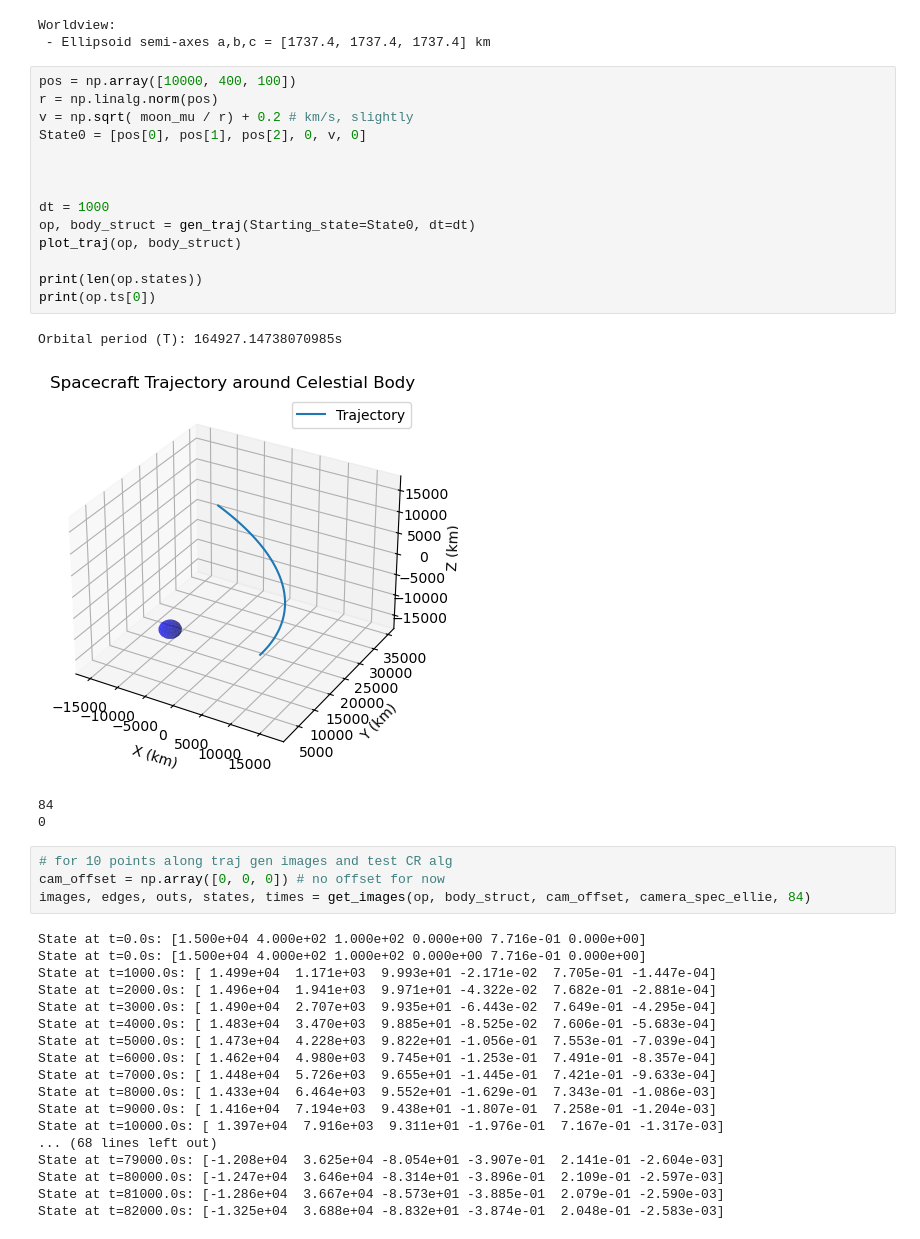
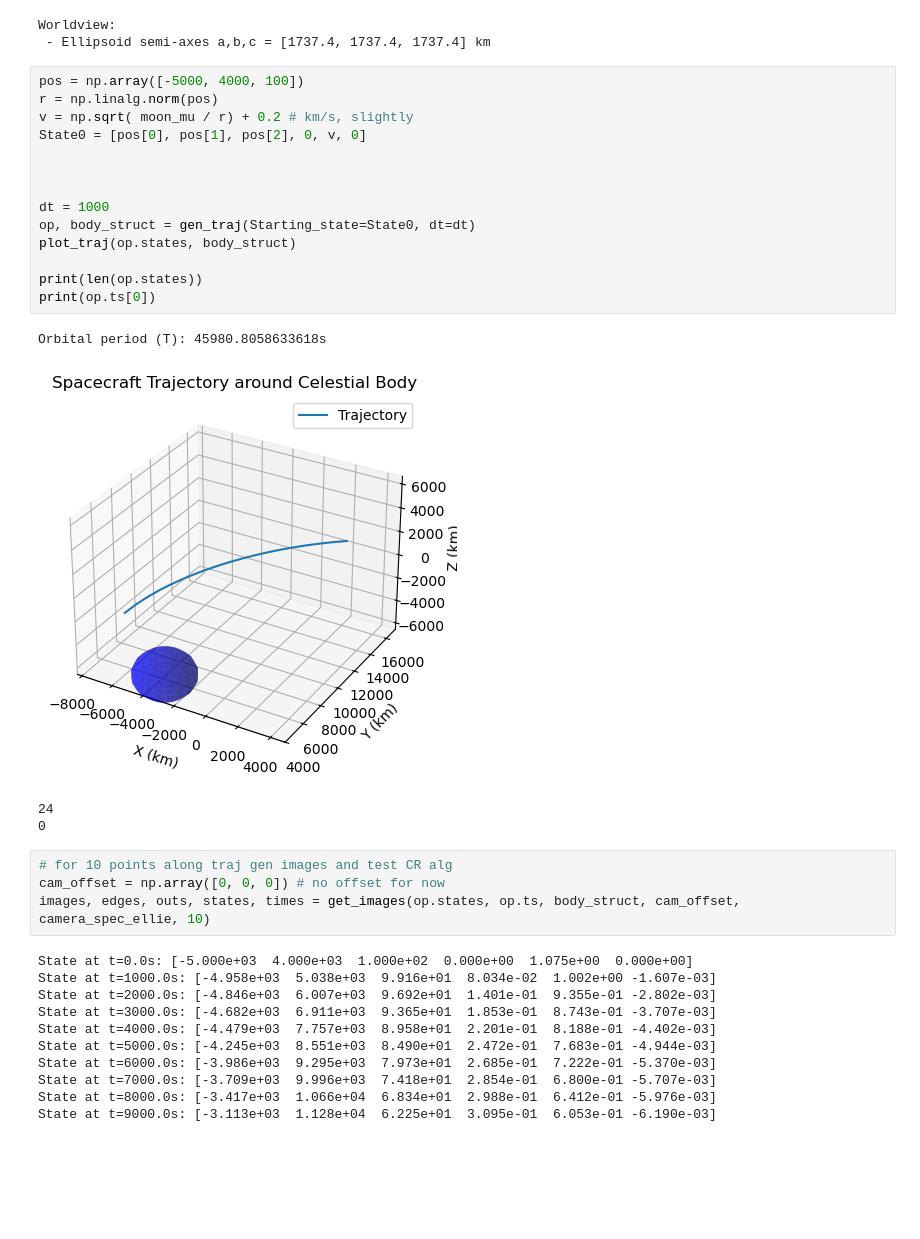
Before and after one commit to colin-skinner/horizon-op-nav, a Jupyter notebook: Measurments/InterfaceTester2.ipynb, the cells around one changed output. Drawn from its saved outputs; the diff is of its cells as text; blank space fills up the shorter version.

```diff
--- a/Measurments/InterfaceTester2.ipynb
+++ b/Measurments/InterfaceTester2.ipynb
@@ -81,44 +76,37 @@ cr_alg = ChristianRobinson(k_inv, body.a, body.b, body.c)
 Worldview:
  - Ellipsoid semi-axes a,b,c = [1737.4, 1737.4, 1737.4] km
 # %%
-pos = np.array([10000, 400, 100])
+pos = np.array([-5000, 4000, 100])
 r = np.linalg.norm(pos)
 v = np.sqrt( moon_mu / r) + 0.2 # km/s, slightly
 State0 = [pos[0], pos[1], pos[2], 0, v, 0]
 
 
 
 dt = 1000
 op, body_struct = gen_traj(Starting_state=State0, dt=dt)
-plot_traj(op, body_struct)
+plot_traj(op.states, body_struct)
 
 print(len(op.states))
 print(op.ts[0])
 # %% [output]
-Orbital period (T): 164927.14738070985s
+Orbital period (T): 45980.8058633618s
-[figure, old version]
+[figure, new version]
-84
+24
 0
 # %%
 # for 10 points along traj gen images and test CR alg
 cam_offset = np.array([0, 0, 0]) # no offset for now
-images, edges, outs, states, times = get_images(op, body_struct, cam_offset, camera_spec_ellie, 84)
+images, edges, outs, states, times = get_images(op.states, op.ts, body_struct, cam_offset, camera_spec_ellie, 10)
 # %% [output]
-State at t=0.0s: [1.500e+04 4.000e+02 1.000e+02 0.000e+00 7.716e-01 0.000e+00]
-State at t=0.0s: [1.500e+04 4.000e+02 1.000e+02 0.000e+00 7.716e-01 0.000e+00]
-State at t=1000.0s: [ 1.499e+04  1.171e+03  9.993e+01 -2.171e-02  7.705e-01 -1.447e-04]
-State at t=2000.0s: [ 1.496e+04  1.941e+03  9.971e+01 -4.322e-02  7.682e-01 -2.881e-04]
-State at t=3000.0s: [ 1.490e+04  2.707e+03  9.935e+01 -6.443e-02  7.649e-01 -4.295e-04]
-State at t=4000.0s: [ 1.483e+04  3.470e+03  9.885e+01 -8.525e-02  7.606e-01 -5.683e-04]
-State at t=5000.0s: [ 1.473e+04  4.228e+03  9.822e+01 -1.056e-01  7.553e-01 -7.039e-04]
-State at t=6000.0s: [ 1.462e+04  4.980e+03  9.745e+01 -1.253e-01  7.491e-01 -8.357e-04]
-State at t=7000.0s: [ 1.448e+04  5.726e+03  9.655e+01 -1.445e-01  7.421e-01 -9.633e-04]
-State at t=8000.0s: [ 1.433e+04  6.464e+03  9.552e+01 -1.629e-01  7.343e-01 -1.086e-03]
-State at t=9000.0s: [ 1.416e+04  7.194e+03  9.438e+01 -1.807e-01  7.258e-01 -1.204e-03]
-State at t=10000.0s: [ 1.397e+04  7.916e+03  9.311e+01 -1.976e-01  7.167e-01 -1.317e-03]
-... (68 lines left out)
-State at t=79000.0s: [-1.208e+04  3.625e+04 -8.054e+01 -3.907e-01  2.141e-01 -2.604e-03]
-State at t=80000.0s: [-1.247e+04  3.646e+04 -8.314e+01 -3.896e-01  2.109e-01 -2.597e-03]
-State at t=81000.0s: [-1.286e+04  3.667e+04 -8.573e+01 -3.885e-01  2.079e-01 -2.590e-03]
-State at t=82000.0s: [-1.325e+04  3.688e+04 -8.832e+01 -3.874e-01  2.048e-01 -2.583e-03]
+State at t=0.0s: [-5.000e+03  4.000e+03  1.000e+02  0.000e+00  1.075e+00  0.000e+00]
+State at t=1000.0s: [-4.958e+03  5.038e+03  9.916e+01  8.034e-02  1.002e+00 -1.607e-03]
+State at t=2000.0s: [-4.846e+03  6.007e+03  9.692e+01  1.401e-01  9.355e-01 -2.802e-03]
+State at t=3000.0s: [-4.682e+03  6.911e+03  9.365e+01  1.853e-01  8.743e-01 -3.707e-03]
+State at t=4000.0s: [-4.479e+03  7.757e+03  8.958e+01  2.201e-01  8.188e-01 -4.402e-03]
+State at t=5000.0s: [-4.245e+03  8.551e+03  8.490e+01  2.472e-01  7.683e-01 -4.944e-03]
+State at t=6000.0s: [-3.986e+03  9.295e+03  7.973e+01  2.685e-01  7.222e-01 -5.370e-03]
+State at t=7000.0s: [-3.709e+03  9.996e+03  7.418e+01  2.854e-01  6.800e-01 -5.707e-03]
+State at t=8000.0s: [-3.417e+03  1.066e+04  6.834e+01  2.988e-01  6.412e-01 -5.976e-03]
+State at t=9000.0s: [-3.113e+03  1.128e+04  6.225e+01  3.095e-01  6.053e-01 -6.190e-03]
 # %%
```
Also changed, not shown: parts of 13 cells of this notebook, 3 other files.
